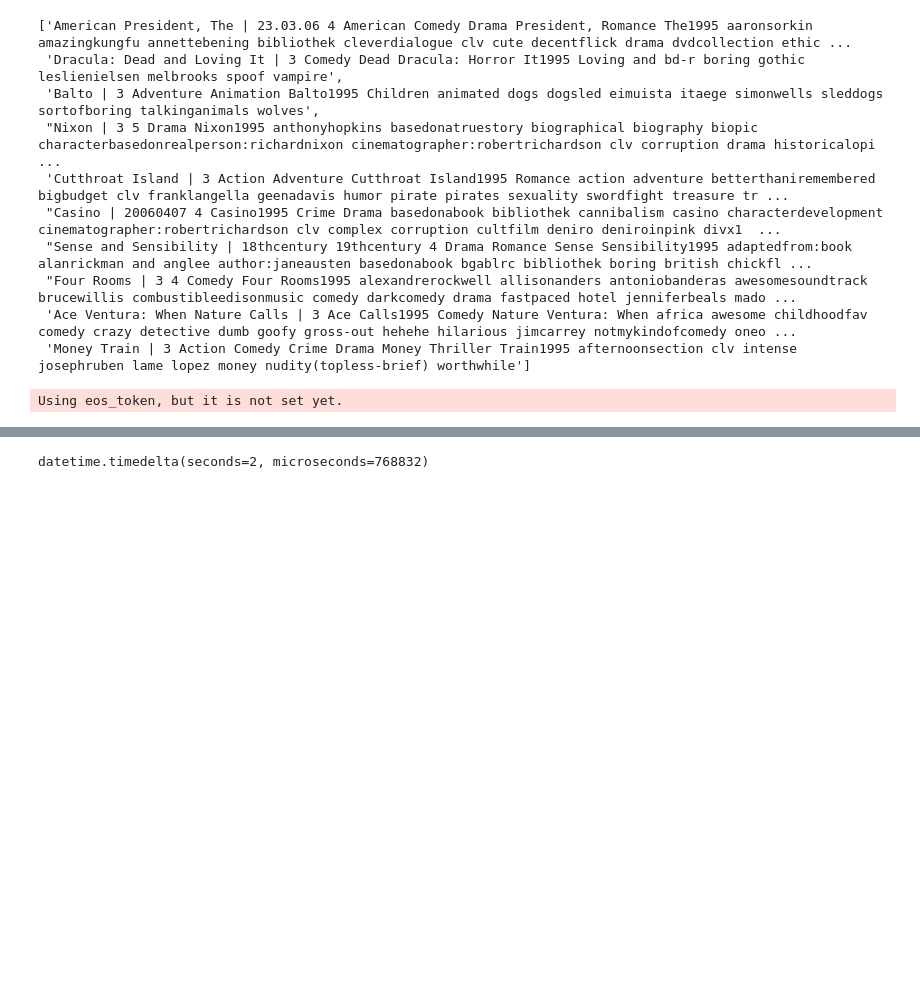
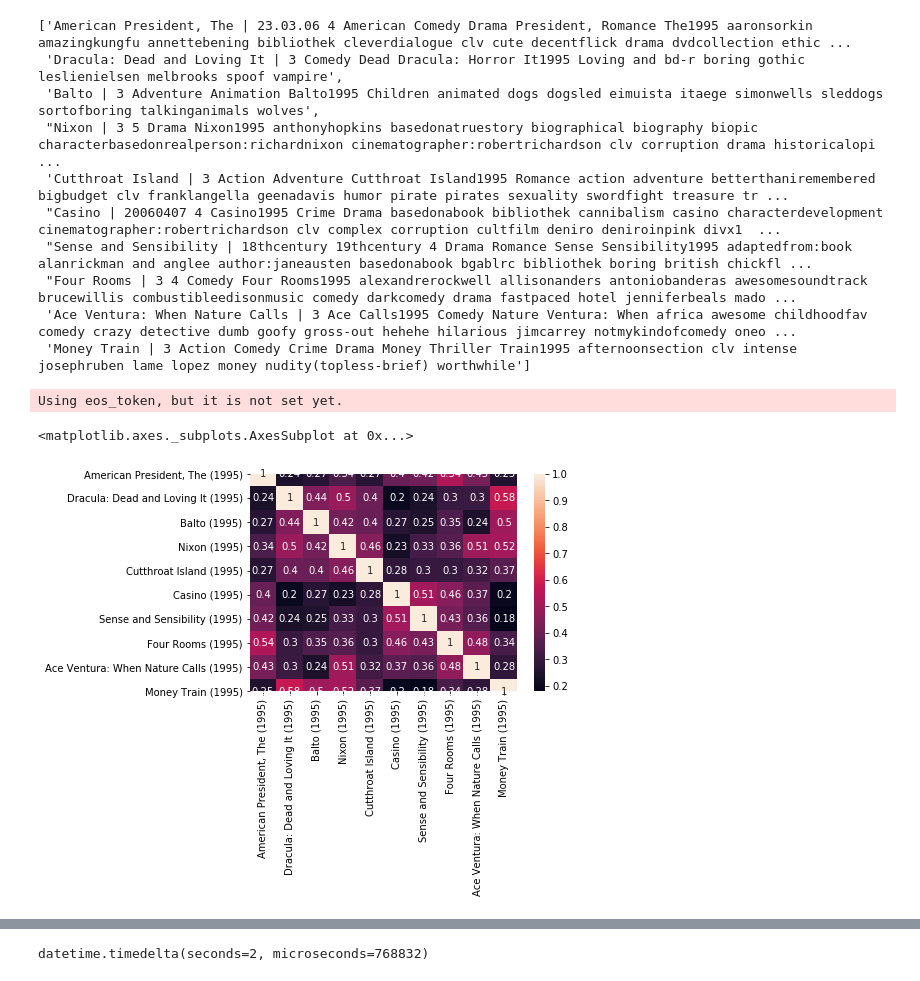
Before and after one commit to Elnifio/Elnifio.github.io, a Jupyter notebook: Codes/Unsupervised-Provisional.ipynb, the cells around one changed output, grey strips where cells are left out. Drawn from its saved outputs; the diff is of its cells as text; code cells hidden in the pictures; blank space fills up the shorter version.

```diff
--- a/Codes/Unsupervised-Provisional.ipynb
+++ b/Codes/Unsupervised-Provisional.ipynb
@@ -43,0 +42,5 @@ Using eos_token, but it is not set yet.
+# %%
+sns.heatmap(cosine_similarity(enc['input_ids']), annot=True, xticklabels=d2['title'], yticklabels=d2['title'])
+# %% [output]
+<matplotlib.axes._subplots.AxesSubplot at 0x...>
+[figure, added]
```
Also changed, not shown: parts of 3 cells of this notebook.
